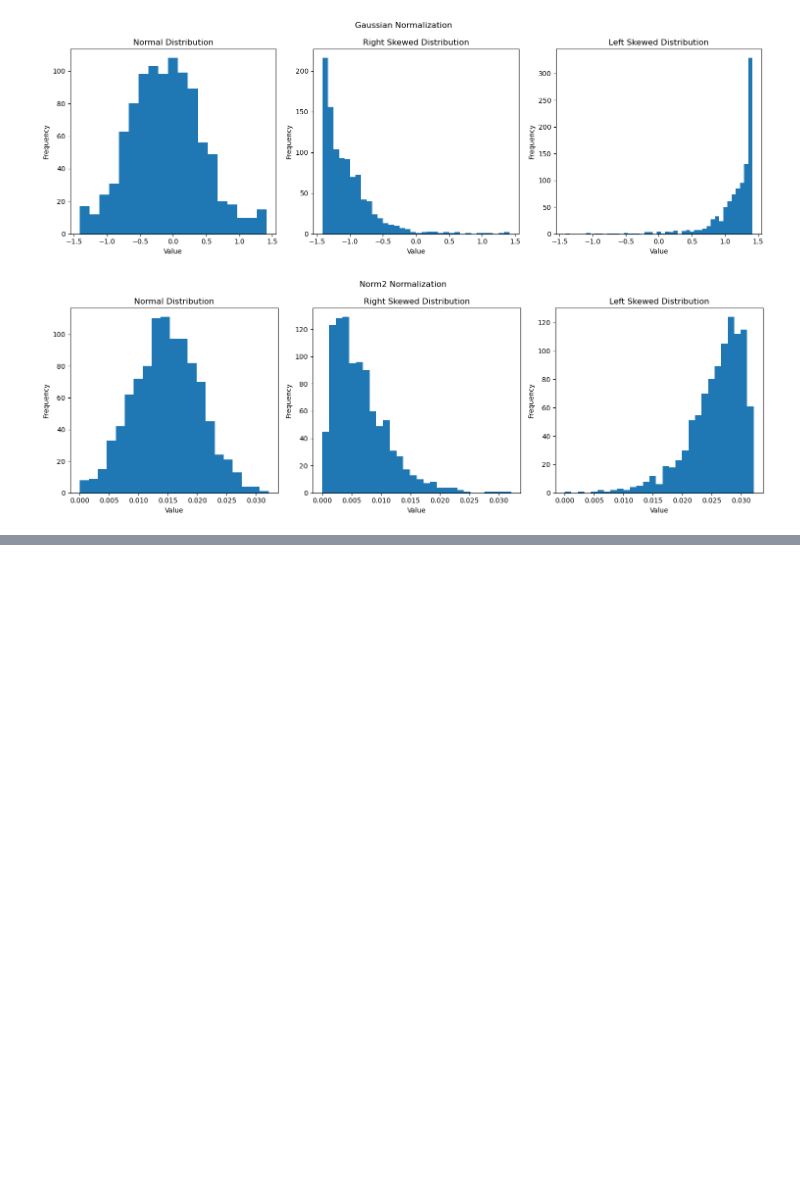
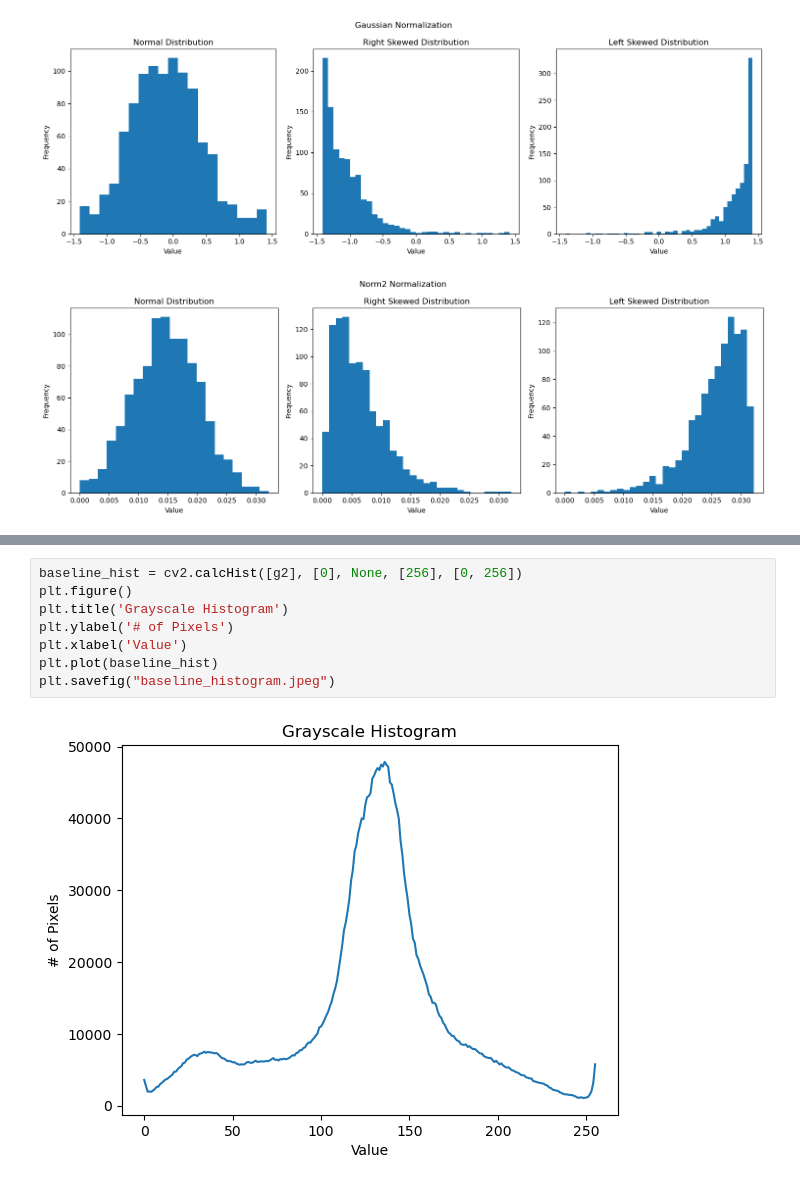
Before and after one commit to maxsivertsen/maxsivertsen.github.io, a Jupyter notebook: normalization_techniques.ipynb, the cells around one changed output, grey strips where cells are left out. Cells and saved outputs as stored; diff of their text form; blank space fills up the shorter version.

```diff
--- a/normalization_techniques.ipynb
+++ b/normalization_techniques.ipynb
@@ -202,0 +233,10 @@ plot_histogram(norm2_normalization_array, titles, norm_type = 'Norm2 Normalizati
+# %%
+baseline_hist = cv2.calcHist([g2], [0], None, [256], [0, 256])
+plt.figure()
+plt.title('Grayscale Histogram')
+plt.ylabel('# of Pixels')
+plt.xlabel('Value')
+plt.plot(baseline_hist)
+plt.savefig("baseline_histogram.jpeg")
+# %% [output]
+[figure, added]
```
Also changed, not shown: parts of 9 cells of this notebook, 6 other files.
